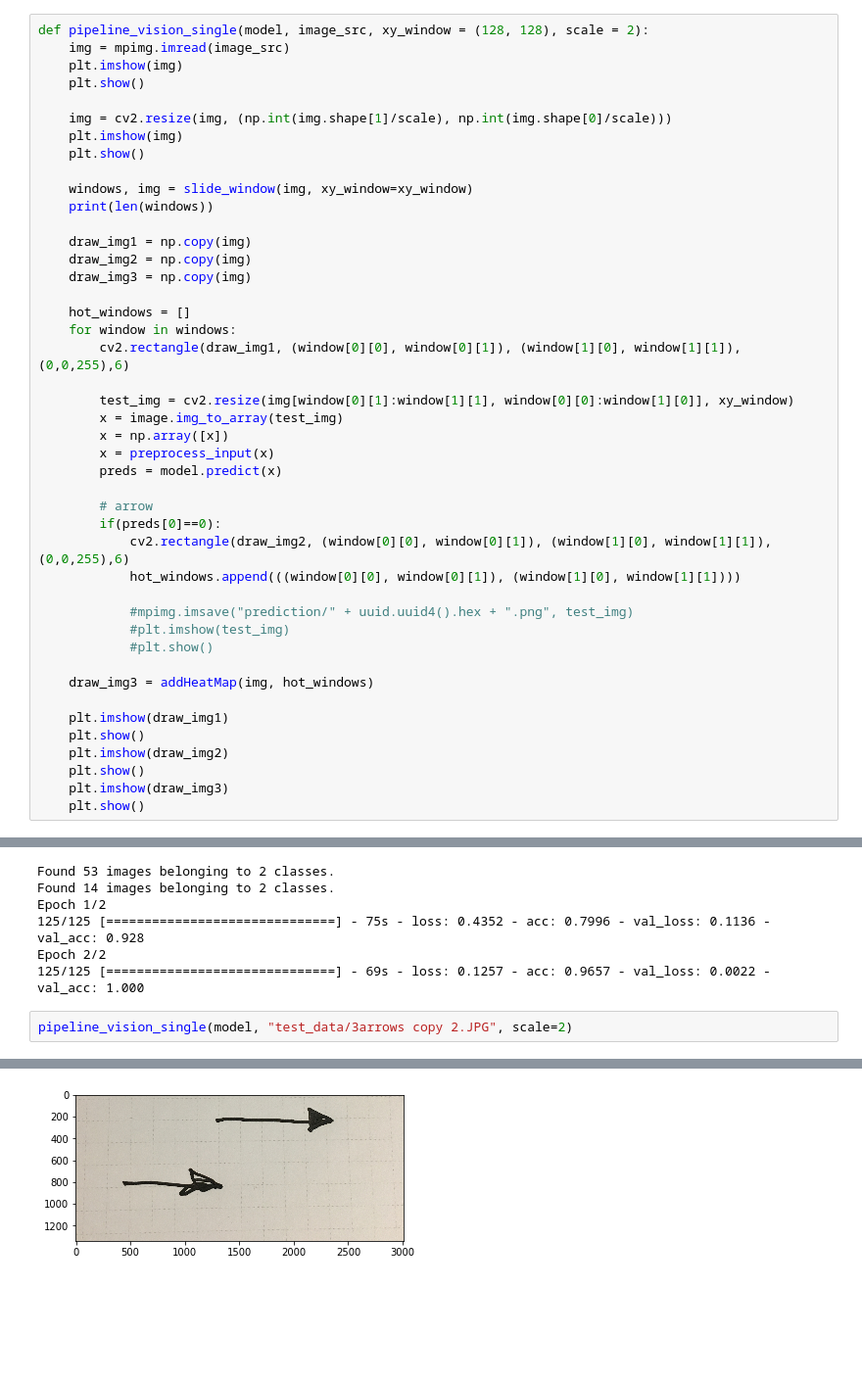
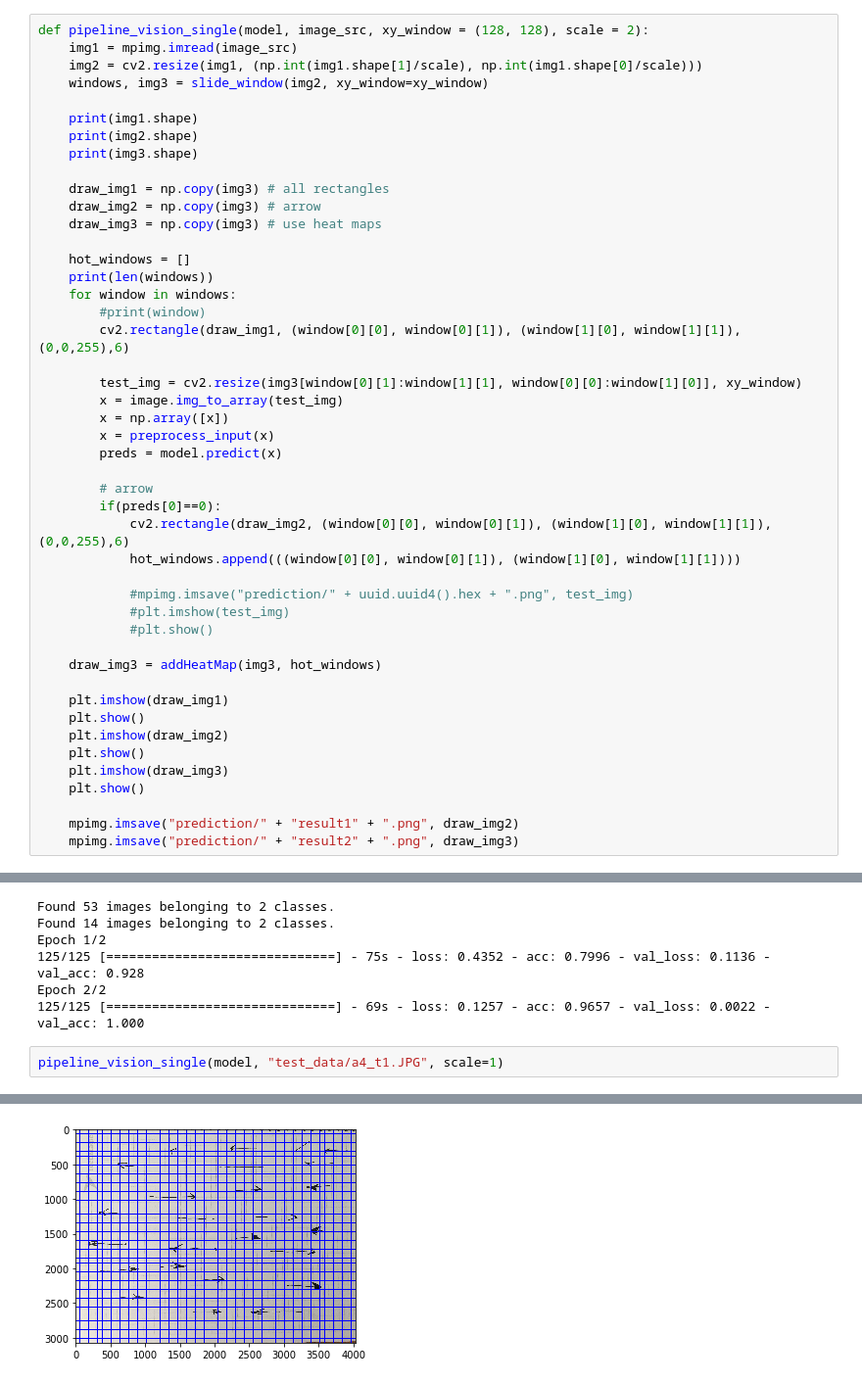
Before and after one commit to odats/elements-ai, a Jupyter notebook: elements.ipynb, the cells around one changed output, grey strips where cells are left out. Shown: that part at 98% size. Saved outputs shown, nothing was run; the diff lists cells and outputs as text; blank space fills up the shorter version.

Commit message:
New sliding window method

```diff
--- a/elements.ipynb
+++ b/elements.ipynb
@@ -278,26 +310,25 @@ def pipeline_vision(model, image_src, xy_window = (128, 128), scales = [2]):
     plt.show()
 # %%
 def pipeline_vision_single(model, image_src, xy_window = (128, 128), scale = 2):
-    img = mpimg.imread(image_src)
-    plt.imshow(img)
-    plt.show()
+    img1 = mpimg.imread(image_src)
+    img2 = cv2.resize(img1, (np.int(img1.shape[1]/scale), np.int(img1.shape[0]/scale)))
+    windows, img3 = slide_window(img2, xy_window=xy_window)
 
-    img = cv2.resize(img, (np.int(img.shape[1]/scale), np.int(img.shape[0]/scale)))
-    plt.imshow(img)
-    plt.show()
+    print(img1.shape)
+    print(img2.shape)
+    print(img3.shape)
 
-    windows, img = slide_window(img, xy_window=xy_window)
-    print(len(windows))
-
-    draw_img1 = np.copy(img)
-    draw_img2 = np.copy(img)
-    draw_img3 = np.copy(img)
+    draw_img1 = np.copy(img3) # all rectangles
+    draw_img2 = np.copy(img3) # arrow
+    draw_img3 = np.copy(img3) # use heat maps
 
     hot_windows = []
+    print(len(windows))
     for window in windows:
+        #print(window)
         cv2.rectangle(draw_img1, (window[0][0], window[0][1]), (window[1][0], window[1][1]),(0,0,255),6)
 
-        test_img = cv2.resize(img[window[0][1]:window[1][1], window[0][0]:window[1][0]], xy_window)
+        test_img = cv2.resize(img3[window[0][1]:window[1][1], window[0][0]:window[1][0]], xy_window)
         x = image.img_to_array(test_img)
         x = np.array([x])
         x = preprocess_input(x)
@@ -312,7 +343,7 @@ def pipeline_vision_single(model, image_src, xy_window = (128, 128), scale = 2):
             #plt.imshow(test_img)
             #plt.show()
 
-    draw_img3 = addHeatMap(img, hot_windows)
+    draw_img3 = addHeatMap(img3, hot_windows)
 
     plt.imshow(draw_img1)
     plt.show()
@@ -320,6 +351,9 @@ def pipeline_vision_single(model, image_src, xy_window = (128, 128), scale = 2):
     plt.show()
     plt.imshow(draw_img3)
     plt.show()
+
+    mpimg.imsave("prediction/" + "result1" + ".png", draw_img2)
+    mpimg.imsave("prediction/" + "result2" + ".png", draw_img3)
 # %% [markdown]
 ## Run
 # %%
@@ -332,5 +366,5 @@ Epoch 1/2
 Epoch 2/2
 125/125 [==============================] - 69s - loss: 0.1257 - acc: 0.9657 - val_loss: 0.0022 - val_acc: 1.000
 # %%
-pipeline_vision_single(model, "test_data/3arrows copy 2.JPG", scale=2)
+pipeline_vision_single(model, "test_data/a4_t1.JPG", scale=1)
 # %% [output]
@@ -337 +375 @@ pipeline_vision_single(model, "test_data/3arrows copy 2.JPG", scale=2)
-[figure, old version]
+[figure, new version]
```
Also changed, not shown: parts of 3 cells of this notebook, 2 other files.
